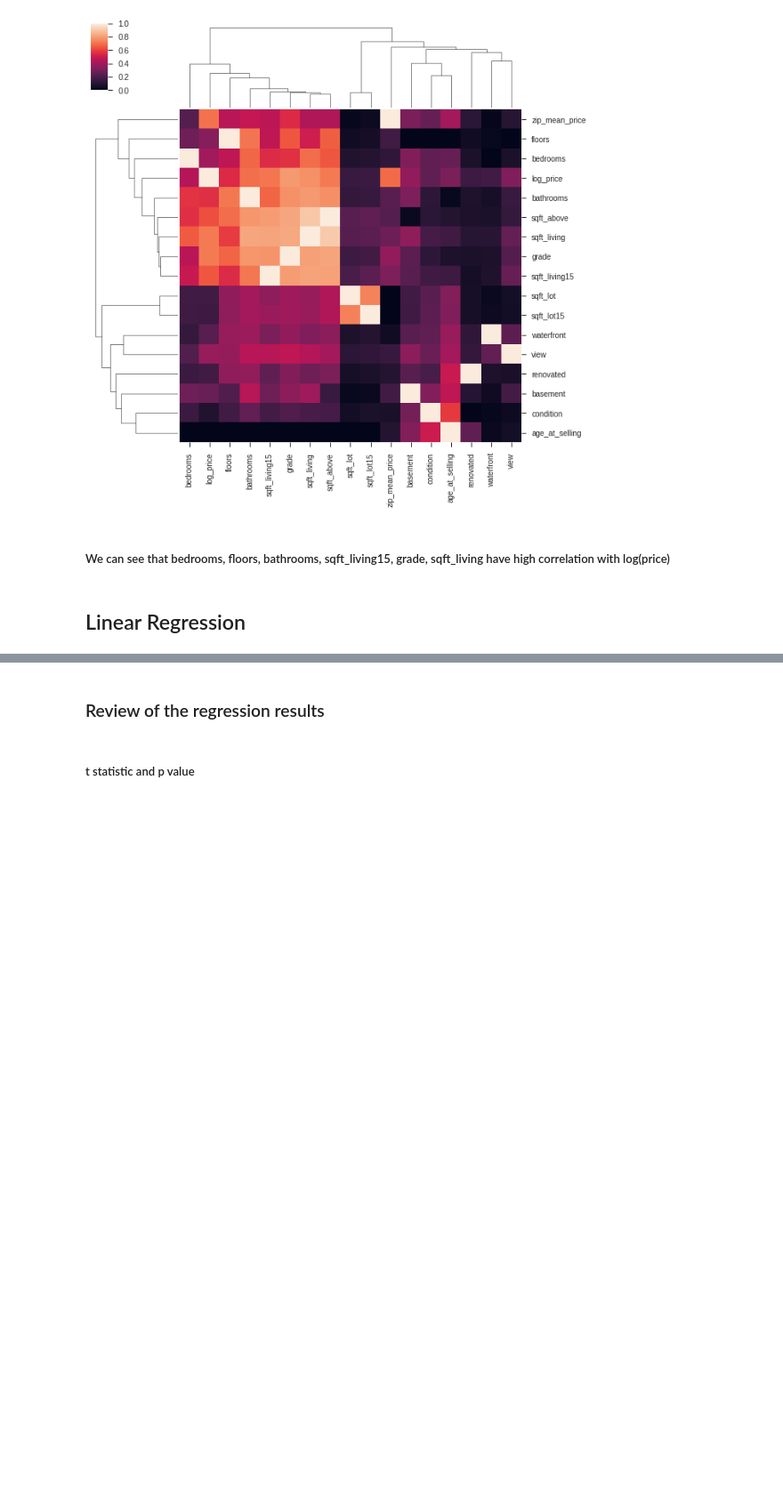
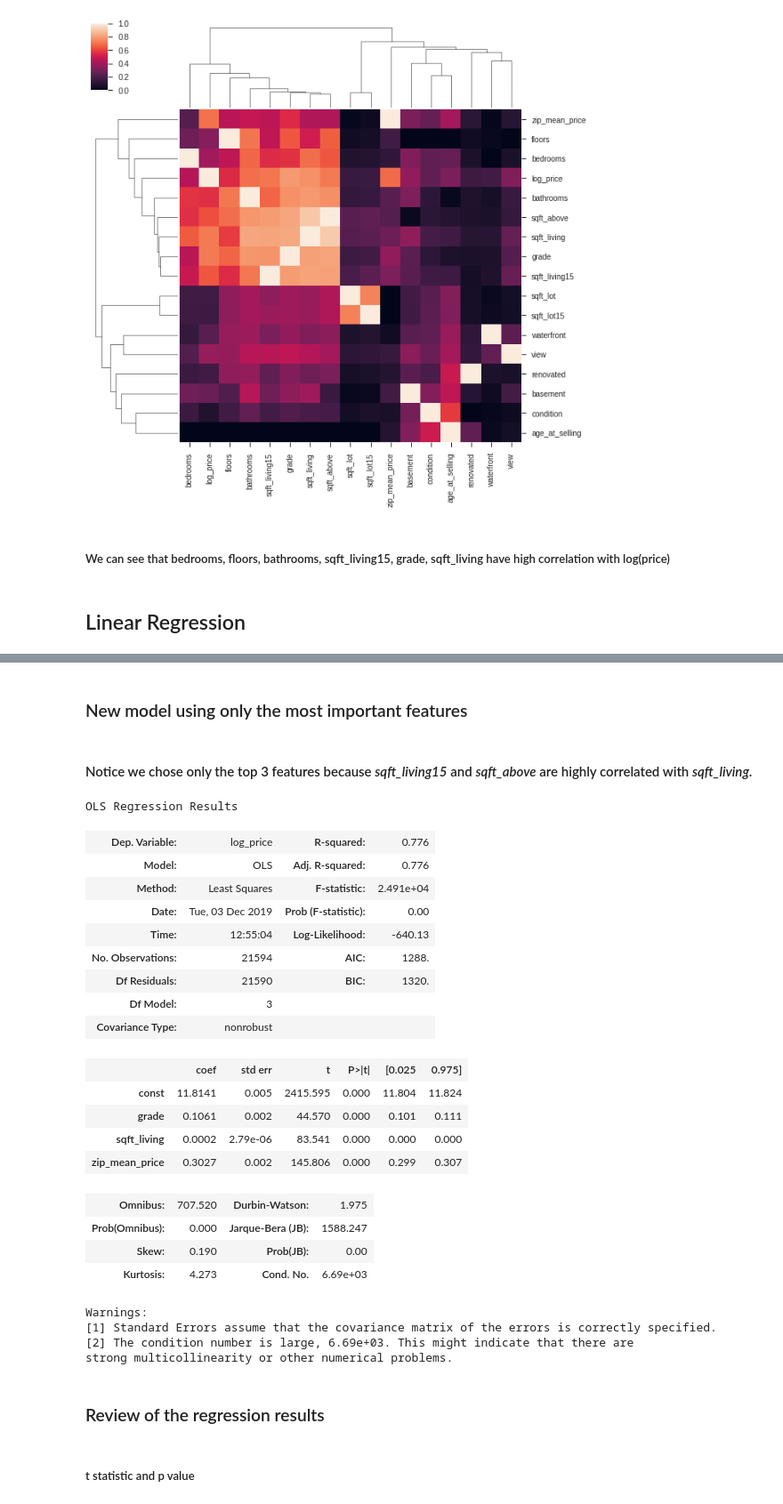
Before and after one commit to locsta/King-County-Data-Analysis, a Jupyter notebook: Module 1 Final Project - King County Houses Data Analysis.ipynb, the cells around one changed output, grey strips where cells are left out. Shown at 89% size. Saved outputs shown, nothing was run; the diff lists cells and outputs as text; code cells hidden in the pictures; blank space fills up the shorter version.

```diff
--- a/Module 1 Final Project - King County Houses Data Analysis.ipynb
+++ b/Module 1 Final Project - King County Houses Data Analysis.ipynb
@@ -622,3 +748,42 @@ strong multicollinearity or other numerical problems.
+# %% [markdown]
+### New model using only the most important features
+# %% [markdown]
+#### Notice we chose only the top 3 features because *sqft_living15* and *sqft_above* are highly correlated with *sqft_living*.
+# %%
+# We will now split the data into features and target to run the regression model
+X = kc_clean[['grade', 'sqft_living', 'zip_mean_price']]
+y = kc_clean['log_price']
+# Setting up the LEARNER
+X = sm.add_constant(X)
+model_sm = sm.OLS(y,X)
+
+# Actually LEARNING
+results = model_sm.fit()
+results.summary()
+# %% [output]
+OLS Regression Results
+| Dep. Variable: | log_price | R-squared: | 0.776 |
+| Model: | OLS | Adj. R-squared: | 0.776 |
+| Method: | Least Squares | F-statistic: | 2.491e+04 |
+| Date: | Tue, 03 Dec 2019 | Prob (F-statistic): | 0.00 |
+| Time: | 12:55:04 | Log-Likelihood: | -640.13 |
+| No. Observations: | 21594 | AIC: | 1288. |
+| Df Residuals: | 21590 | BIC: | 1320. |
+| Df Model: | 3 |  |  |
+| Covariance Type: | nonrobust |  |  |
+|  | coef | std err | t | P>|t| | [0.025 | 0.975] |
+| const | 11.8141 | 0.005 | 2415.595 | 0.000 | 11.804 | 11.824 |
+| grade | 0.1061 | 0.002 | 44.570 | 0.000 | 0.101 | 0.111 |
+| sqft_living | 0.0002 | 2.79e-06 | 83.541 | 0.000 | 0.000 | 0.000 |
+| zip_mean_price | 0.3027 | 0.002 | 145.806 | 0.000 | 0.299 | 0.307 |
+| Omnibus: | 707.520 | Durbin-Watson: | 1.975 |
+| Prob(Omnibus): | 0.000 | Jarque-Bera (JB): | 1588.247 |
+| Skew: | 0.190 | Prob(JB): | 0.00 |
+| Kurtosis: | 4.273 | Cond. No. | 6.69e+03 |
+Warnings:
+[1] Standard Errors assume that the covariance matrix of the errors is correctly specified.
+[2] The condition number is large, 6.69e+03. This might indicate that there are
+strong multicollinearity or other numerical problems.
 # %% [markdown]
 ### Review of the regression results
 # %% [markdown]
```
Also changed, not shown: parts of 35 cells of this notebook.
